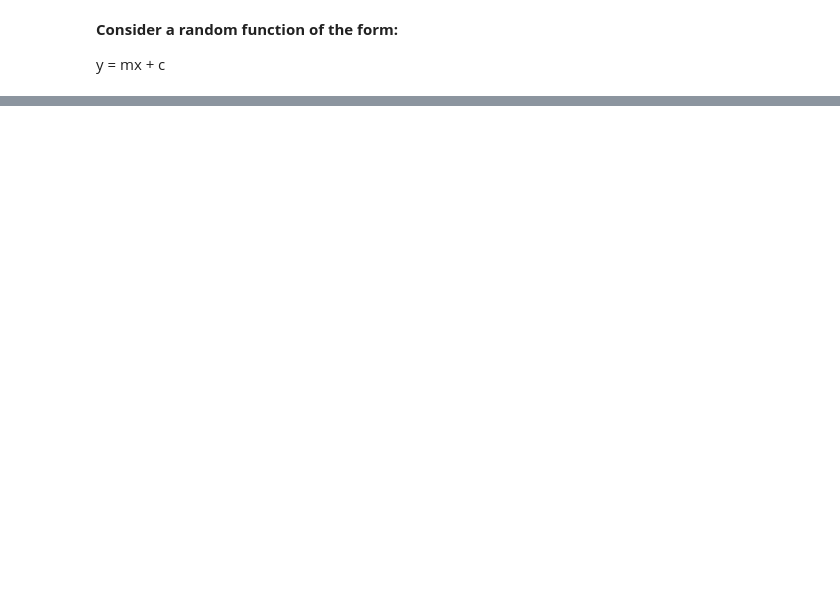
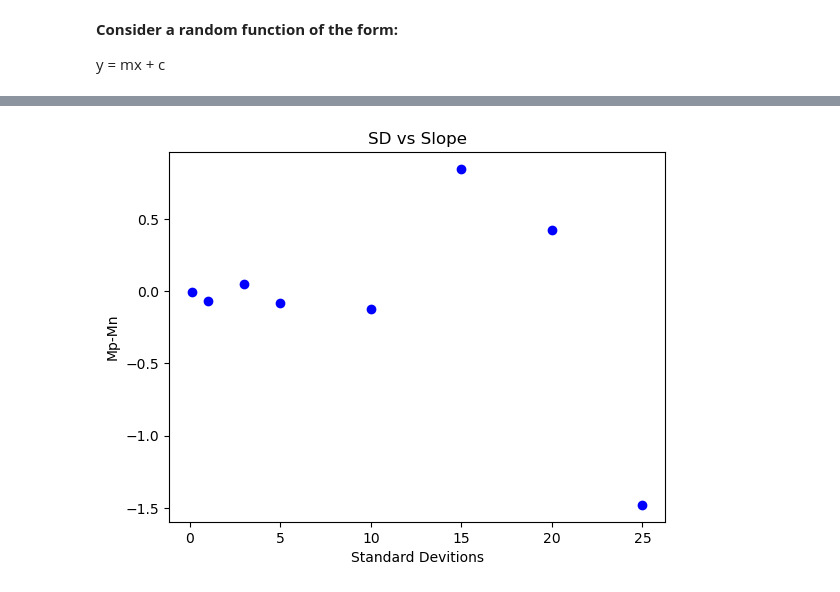
Before and after one commit to yk0766/MLAfterHoursAssignments, a Jupyter notebook: Linear Regression.ipynb, the cells around one changed output, grey strips where cells are left out. Saved outputs shown, nothing was run; the diff lists cells and outputs as text; code cells hidden in the pictures; blank space fills up the shorter version.

```diff
--- a/Linear Regression.ipynb
+++ b/Linear Regression.ipynb
@@ -64,12 +26,28 @@ def Linear_equ (x, nums, w1, w0, mean, sigma):
 # %%
-def slope_intercept(x, y):
-    x_mean = np.mean(x)
-    y_mean = np.mean(y)
+
+def linear_regression_coefficients(x_vals, y_vals):
+
+    # Step 1 — Calculate mean of x and y
+    x_mean = np.mean(x_vals)
+    y_mean = np.mean(y_vals)
+
+    # Step 2 — Initialize numerator and denominator
     Total_num = 0
     Total_den = 0
-    for i in range(min(len(x), len(y))):
-        Total_num = Total_num + ((y[i] - y_mean) * x[i])
-        Total_den = Total_den + ((x[i] - x_mean) * x[i])
+
+    # Step 3 — Loop through each data point
+    for i in range(min(len(x_vals), len(y_vals))):
+
+        # Numerator: sum of (yi - y_mean) * xi
+        Total_num = Total_num + ((y_vals[i] - y_mean) * x_vals[i])
+
+        # Denominator: sum of (xi - x_mean) * xi
+        Total_den = Total_den + ((x_vals[i] - x_mean) * x_vals[i])
+
+    # Step 4 — Calculate slope
     w1 = Total_num / Total_den
+
+    # Step 4 — Calculate intercept
     w0 = y_mean - (w1 * x_mean)
+
     return w1, w0
@@ -96,0 +150,14 @@ plt.show()
+# %%
+
+import matplotlib.pyplot as plt
+plt.scatter(noise_levels, m_differ_collect, color='blue')
+#plt.scatter(, yn, color='orange', label='With Noise')
+plt.xlabel("Standard Devitions")
+plt.ylabel("Mp-Mn")
+#plt.xlim(0.1, 25)
+#plt.xscale(log)
+plt.title("SD vs Slope")
+#plt.legend()
+plt.show()
+# %% [output]
+[figure, added]
```
Also changed, not shown: parts of 12 cells of this notebook.
